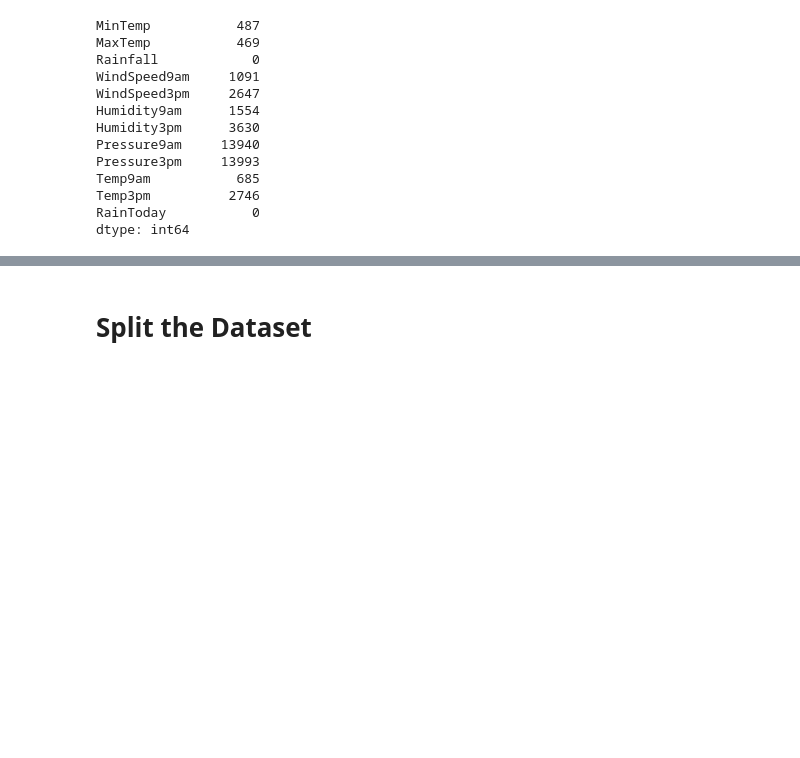
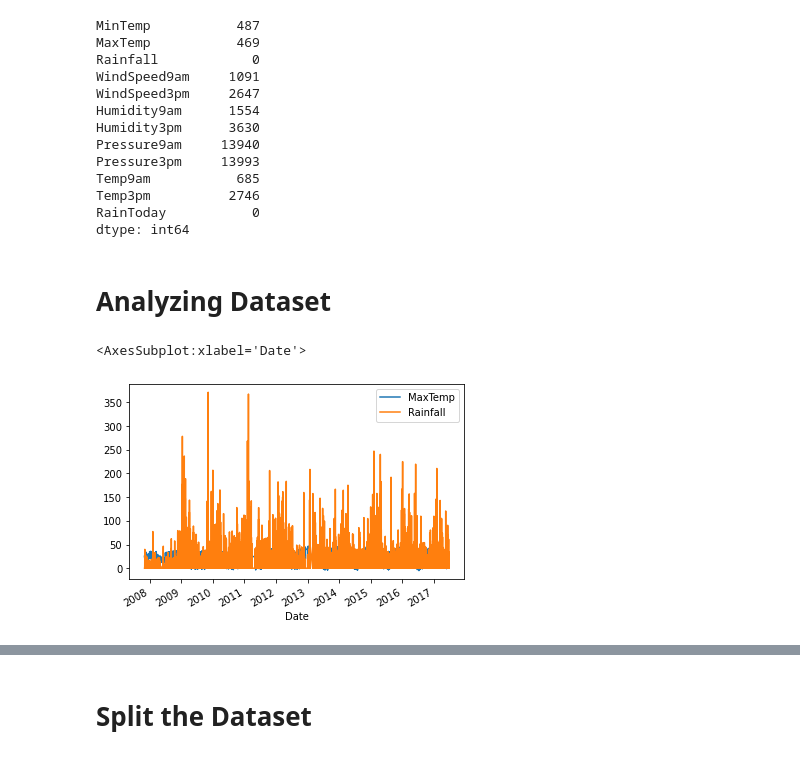
Before and after one commit to sandamaligeethika/ML_Assignment2_IT19120058_IT19120294_IT19147956, a Jupyter notebook: Assignment2.ipynb, the cells around one changed output, grey strips where cells are left out. Saved outputs shown, nothing was run; the diff lists cells and outputs as text; code cells hidden in the pictures; blank space fills up the shorter version.

```diff
--- a/Assignment2.ipynb
+++ b/Assignment2.ipynb
@@ -293,3 +293,5 @@ Temp9am           685
 Temp3pm          2746
 RainToday           0
 dtype: int64
+# %% [markdown]
+# Analyzing Dataset
@@ -295,0 +300,5 @@ dtype: int64
+# %%
+raindata[["MaxTemp","Rainfall"]].plot()
+# %% [output]
+<AxesSubplot:xlabel='Date'>
+[figure, added]
```
Also changed, not shown: parts of 20 cells of this notebook.
